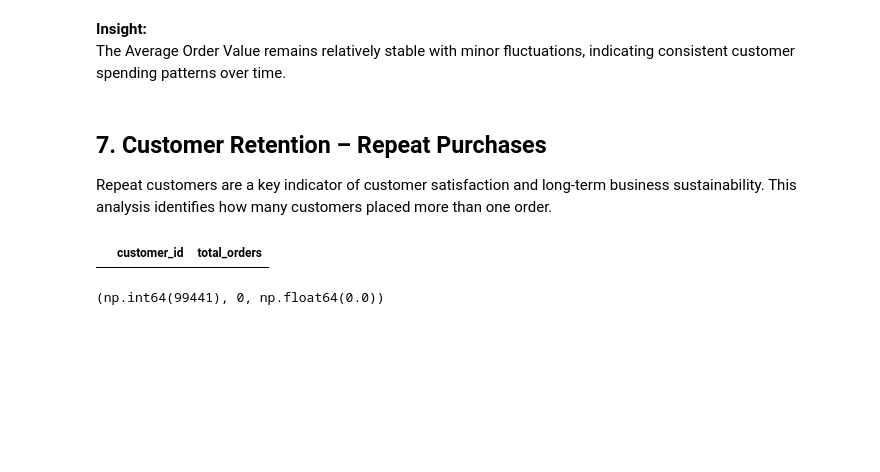
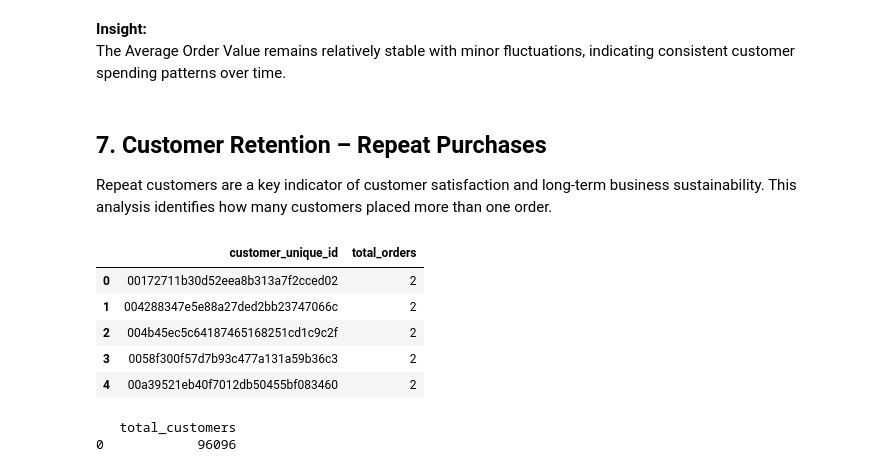
Before and after one commit to bhoomika-lohani/ecommerce-sql-python-analysis, a Jupyter notebook: ecommerce-sql-python-analysis-ipynb.ipynb, the cells around one changed output. Saved outputs shown, nothing was run; the diff lists cells and outputs as text; code cells hidden in the pictures; blank space fills up the shorter version.

```diff
--- a/ecommerce-sql-python-analysis-ipynb.ipynb
+++ b/ecommerce-sql-python-analysis-ipynb.ipynb
@@ -305,27 +305,30 @@ This analysis identifies how many customers placed more than one order.
 # %%
 query = """
 SELECT
-    customer_id,
-    COUNT(order_id) AS total_orders
-FROM orders
-GROUP BY customer_id
-HAVING total_orders > 1;
+    c.customer_unique_id,
+    COUNT(o.order_id) AS total_orders
+FROM orders o
+JOIN customers c
+ ON o.customer_id = c.customer_id
+GROUP BY c.customer_unique_id
+HAVING COUNT(O.ORDER_ID) > 1;
 """
 
 df_repeat_customers = pd.read_sql_query(query, conn)
 df_repeat_customers.head()
 # %% [output]
-|  | customer_id | total_orders |
+|  | customer_unique_id | total_orders |
+| 0 | 00172711b30d52eea8b313a7f2cced02 | 2 |
+| 1 | 004288347e5e88a27ded2bb23747066c | 2 |
+| 2 | 004b45ec5c64187465168251cd1c9c2f | 2 |
+| 3 | 0058f300f57d7b93c477a131a59b36c3 | 2 |
+| 4 | 00a39521eb40f7012db50455bf083460 | 2 |
 # %%
 total_customers = pd.read_sql_query(
-    "SELECT COUNT(DISTINCT customer_id) AS total_customers FROM orders;",
+    "SELECT COUNT(DISTINCT customer_unique_id) AS total_customers FROM customers;",
     conn
-)['total_customers'][0]
-
-repeat_customers = df_repeat_customers.shape[0]
-
-repeat_rate = round((repeat_customers / total_customers) * 100, 2)
-
-total_customers, repeat_customers, repeat_rate
+)
+print(total_customers)
 # %% [output]
-(np.int64(99441), 0, np.float64(0.0))
+   total_customers
+0            96096
```
Also changed, not shown: parts of 6 cells of this notebook.
